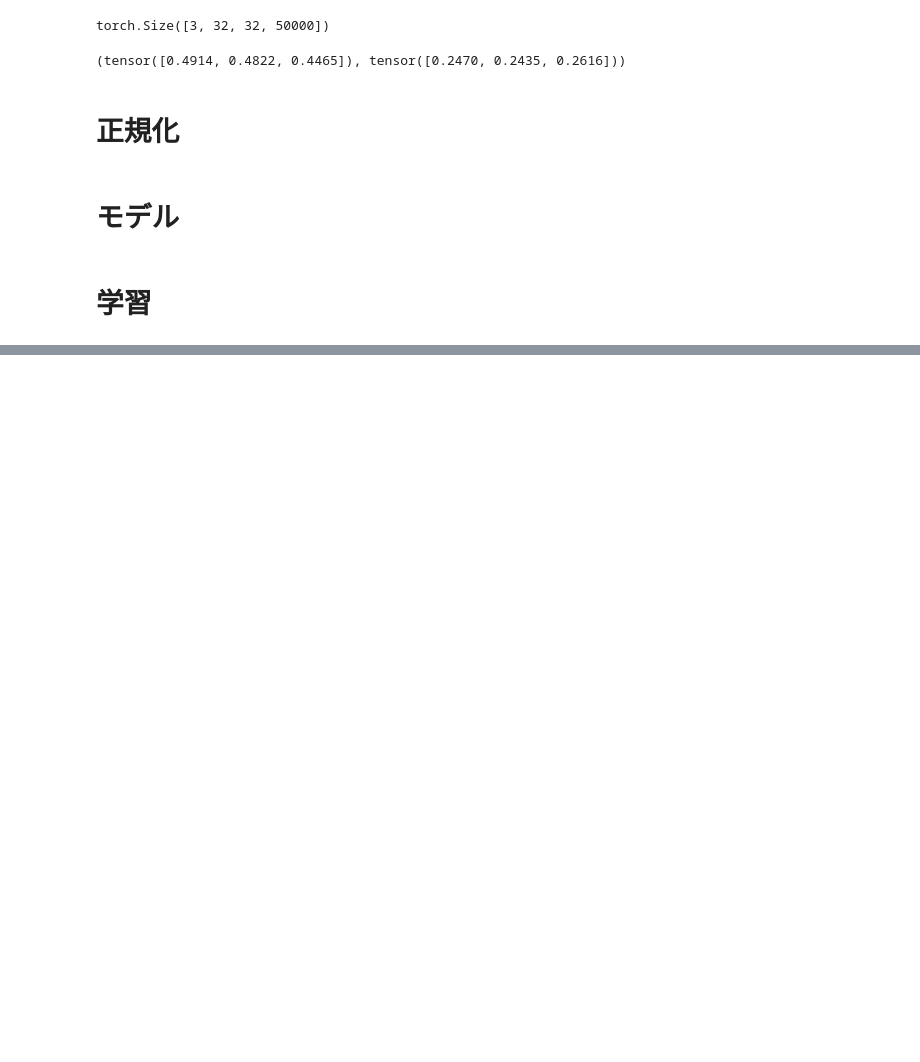
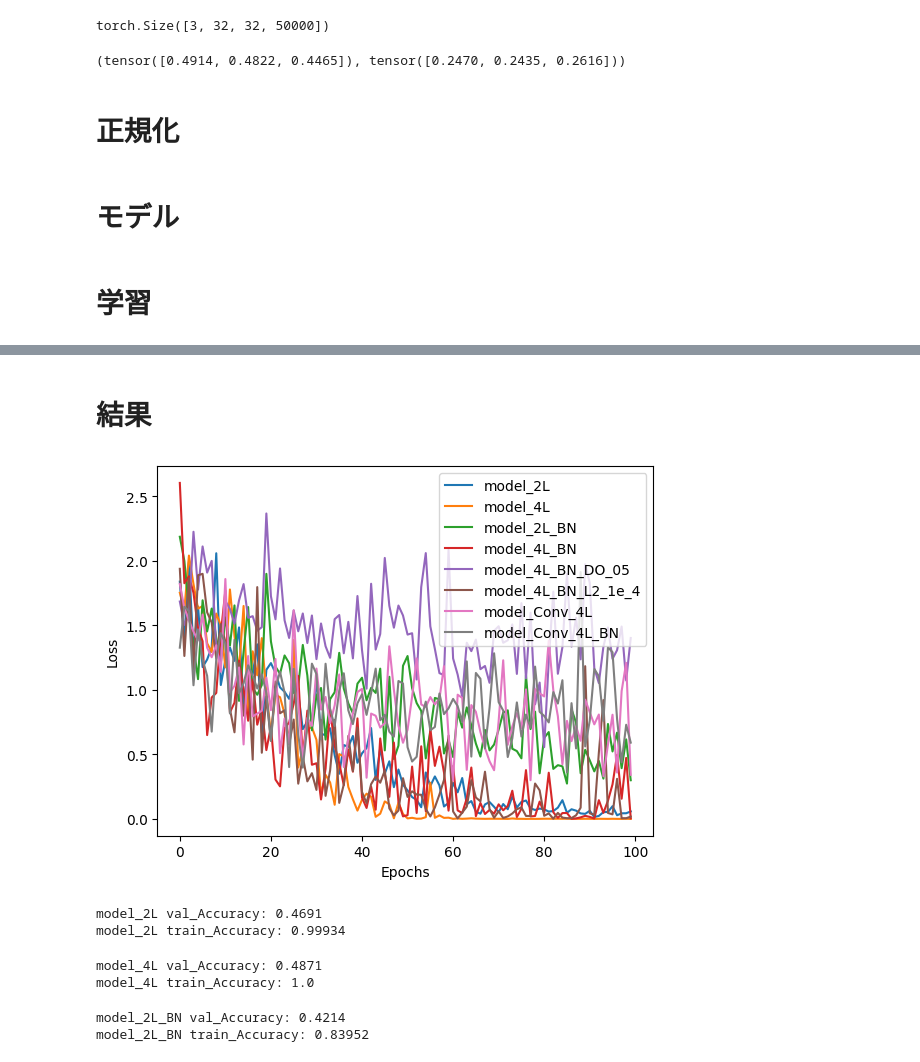
Before and after one commit to doora1202/CIFAR10, a Jupyter notebook: CIFAR10.ipynb, the cells around one changed output, grey strips where cells are left out. Saved outputs shown, nothing was run; the diff lists cells and outputs as text; code cells hidden in the pictures; blank space fills up the shorter version.

```diff
--- a/CIFAR10.ipynb
+++ b/CIFAR10.ipynb
@@ -167,0 +383,5 @@ plt.show()
+# %%
+model_4L_BN_DO_05 = Model_4L_BN_DO_05()
+model_4L_BN_DO_05.to(device=device)
+n_epochs_4L_BN_DO_05 = 100
+losses_4L_BN_DO_05 = train_model(model_4L_BN_DO_05, n_epochs_4L_BN_DO_05, is_conv=False)
@@ -167,0 +406,5 @@ plt.show()
+# %%
+model_4L_BN_L2_1e_4 = Model_4L_BN_L2_1e_4()
+model_4L_BN_L2_1e_4.to(device=device)
+n_epochs_4L_BN_L2_1e_4 = 100
+losses_4L_BN_L2_1e_4 = train_model(model_4L_BN_L2_1e_4, n_epochs_4L_BN_L2_1e_4, is_conv=False)
@@ -167,0 +429,5 @@ plt.show()
+# %%
+model_Conv_4L = Model_Conv_4L()
+model_Conv_4L.to(device=device)
+n_epochs_Conv_4L= 100
+losses_Conv_4L = train_model(model_Conv_4L, n_epochs_Conv_4L, is_conv=True)
@@ -167,0 +452,5 @@ plt.show()
+# %%
+model_Conv_4L_BN = Model_Conv_4L_BN()
+model_Conv_4L_BN.to(device=device)
+n_epochs_Conv_4L_BN= 100
+losses_Conv_4L_BN = train_model(model_Conv_4L_BN, n_epochs_Conv_4L_BN, is_conv=True)
@@ -167,0 +475,18 @@ plt.show()
+# %% [markdown]
+# 結果
+# %%
+fig, ax = plt.subplots()
+ax.set_xlabel('Epochs')
+ax.set_ylabel('Loss')
+ax.plot(range(n_epochs_2L), losses_2L, label='model_2L')
+ax.plot(range(n_epochs_4L), losses_4L, label='model_4L')
+ax.plot(range(n_epochs_2L_BN), losses_2L_BN, label='model_2L_BN')
+ax.plot(range(n_epochs_4L_BN), losses_4L_BN, label='model_4L_BN')
+ax.plot(range(n_epochs_4L_BN_DO_05), losses_4L_BN_DO_05, label='model_4L_BN_DO_05')
+ax.plot(range(n_epochs_4L_BN_L2_1e_4), losses_4L_BN_L2_1e_4, label='model_4L_BN_L2_1e_4')
+ax.plot(range(n_epochs_Conv_4L), losses_Conv_4L, label='model_Conv_4L')
+ax.plot(range(n_epochs_Conv_4L_BN), losses_Conv_4L_BN, label='model_Conv_4L_BN')
+ax.legend(loc='best')
+plt.show()
+# %% [output]
+[figure, added]
@@ -167,0 +528,15 @@ plt.show()
+# %%
+evaluate_accuracy(model_2L, is_conv=False)
+# %% [output]
+model_2L val_Accuracy: 0.4691
+model_2L train_Accuracy: 0.99934
+# %%
+evaluate_accuracy(model_4L, is_conv=False)
+# %% [output]
+model_4L val_Accuracy: 0.4871
+model_4L train_Accuracy: 1.0
+# %%
+evaluate_accuracy(model_2L_BN, is_conv=False)
+# %% [output]
+model_2L_BN val_Accuracy: 0.4214
+model_2L_BN train_Accuracy: 0.83952
```
Also changed, not shown: parts of 26 cells of this notebook.
